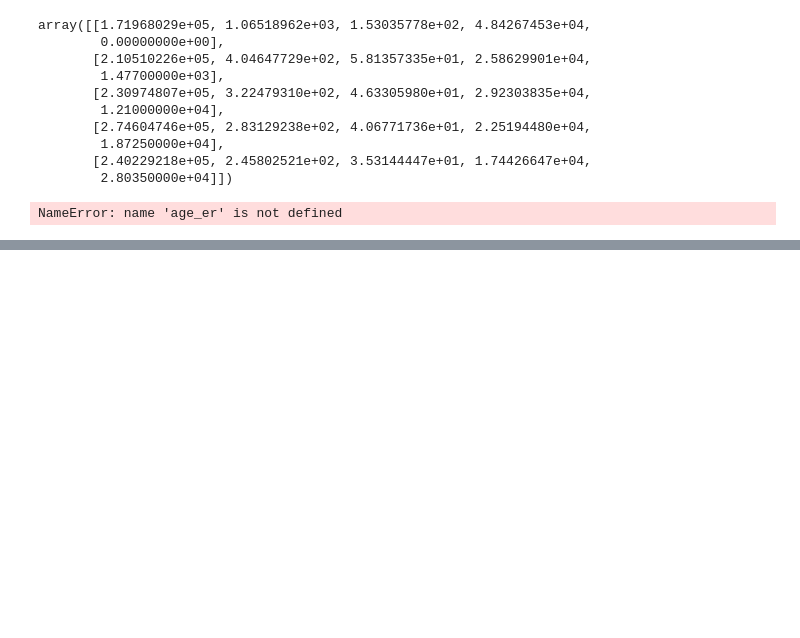
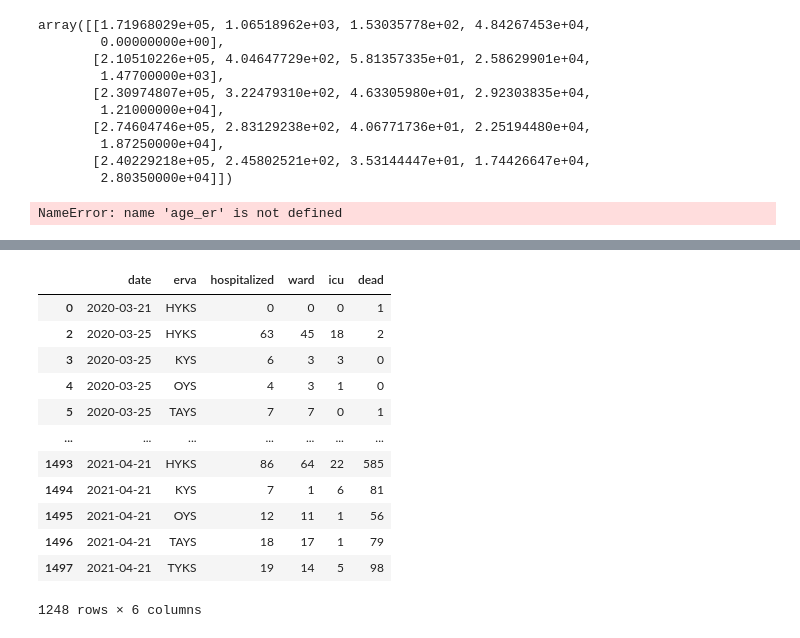
Before and after one commit to FINCoVID19/optimized_vaccination_finland, a Jupyter notebook: reported_cases_age_erva.ipynb, the cells around one changed output, grey strips where cells are left out. Cells and saved outputs as stored; diff of their text form; code cells hidden in the pictures; blank space fills up the shorter version.

```diff
--- a/reported_cases_age_erva.ipynb
+++ b/reported_cases_age_erva.ipynb
@@ -245,0 +244,22 @@ array([[0.95680026, 0.88364942, 0.08656634],
+# %%
+hosp_by_erva = fetch_hs_hospitalizations(logger)
+number_age_groups = 9
+age_groups = MAPPINGS['age_groups'][number_age_groups]['names']
+probs_age_icu = EPIDEMIC['p_c'][number_age_groups]
+probs_age_ward = EPIDEMIC['p_H'][number_age_groups]
+probs_age_death = EPIDEMIC['proportion_deaths_age'][number_age_groups]
+
+hosp_by_erva_list = hosp_by_erva.values
+dates = np.unique(hosp_by_erva_list[:, 0])
+ervas = np.unique(hosp_by_erva_list[:, 1])
+
+header = 'date;erva;age;ward;icu'
+final_lines = [header, ]
+for date in dates:
+    for erva in ervas:
+        values_day_erva = hosp_by_erva_list[np.where((hosp_by_erva_list[:, 0] == date) & (hosp_by_erva_list[:, 1] == erva))]
+        ward_day_erva = 0 if len(values_day_erva[:, 3]) == 0 else values_day_erva[:, 3].item()
+        icu_day_erva = 0 if len(values_day_erva[:, 4]) == 0 else values_day_erva[:, 3].item()
+        death_day_erva = 0 if len(values_day_erva[:, 5]) == 0 else values_day_erva[:, 3].item()
+
+        print(death_day_erva)
@@ -245,0 +284,16 @@ array([[0.95680026, 0.88364942, 0.08656634],
+# %%
+hosp_by_erva
+# %% [output]
+|  | date | erva | hospitalized | ward | icu | dead |
+| 0 | 2020-03-21 | HYKS | 0 | 0 | 0 | 1 |
+| 2 | 2020-03-25 | HYKS | 63 | 45 | 18 | 2 |
+| 3 | 2020-03-25 | KYS | 6 | 3 | 3 | 0 |
+| 4 | 2020-03-25 | OYS | 4 | 3 | 1 | 0 |
+| 5 | 2020-03-25 | TAYS | 7 | 7 | 0 | 1 |
+| ... | ... | ... | ... | ... | ... | ... |
+| 1493 | 2021-04-21 | HYKS | 86 | 64 | 22 | 585 |
+| 1494 | 2021-04-21 | KYS | 7 | 1 | 6 | 81 |
+| 1495 | 2021-04-21 | OYS | 12 | 11 | 1 | 56 |
+| 1496 | 2021-04-21 | TAYS | 18 | 17 | 1 | 79 |
+| 1497 | 2021-04-21 | TYKS | 19 | 14 | 5 | 98 |
+1248 rows × 6 columns
```
Also changed, not shown: parts of 3 cells of this notebook.
